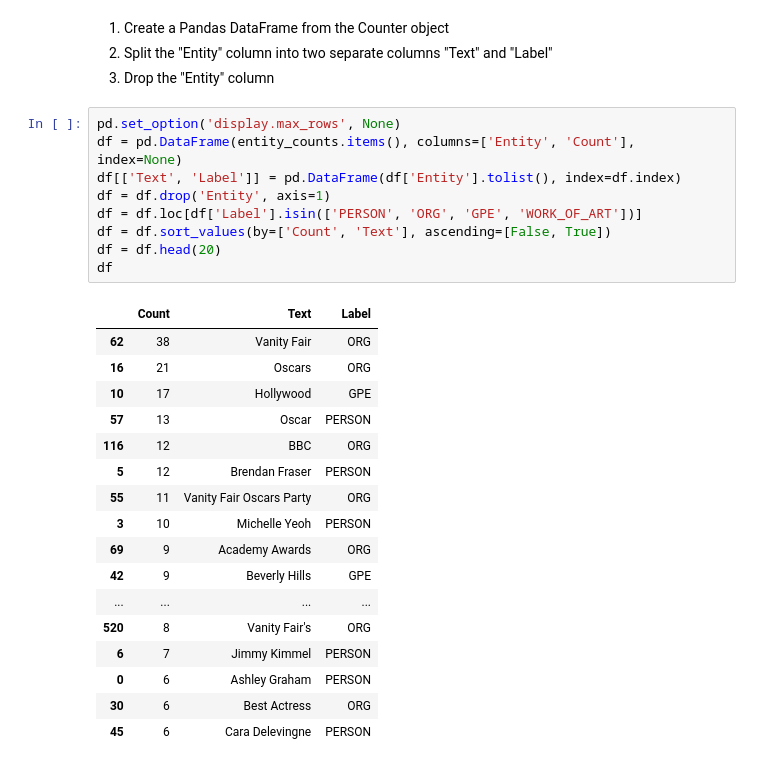
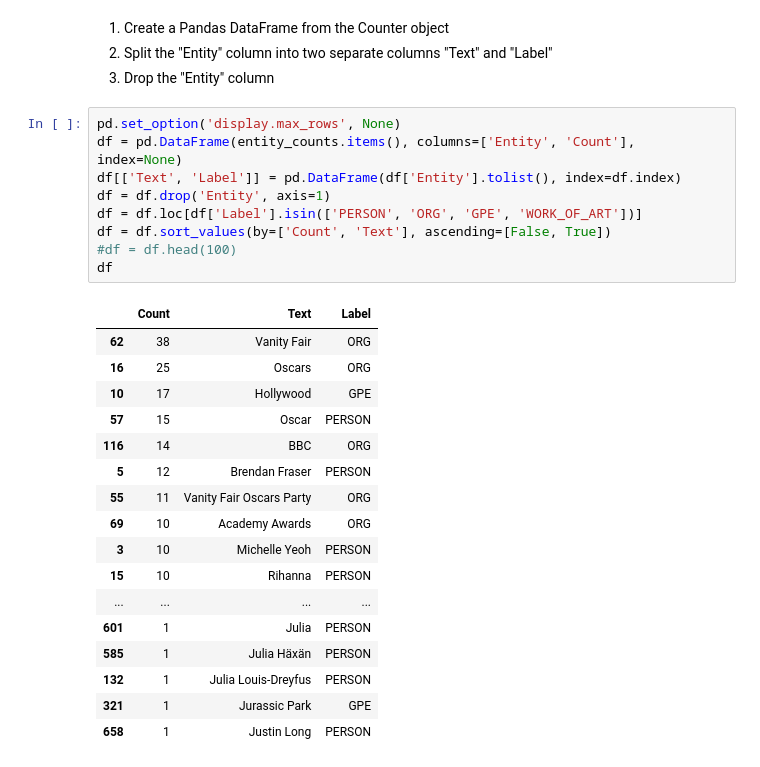
Before and after one commit to clocky/daily-fail, a Jupyter notebook: notebooks/dailyfail.ipynb, the cells around one changed output. Saved outputs shown, nothing was run; the diff lists cells and outputs as text.

Commit message:
Don't limit total table length

```diff
--- a/notebooks/dailyfail.ipynb
+++ b/notebooks/dailyfail.ipynb
@@ -58,27 +58,27 @@ for string in existing_headlines:
 # %%
 pd.set_option('display.max_rows', None)
 df = pd.DataFrame(entity_counts.items(), columns=['Entity', 'Count'], index=None)
 df[['Text', 'Label']] = pd.DataFrame(df['Entity'].tolist(), index=df.index)
 df = df.drop('Entity', axis=1)
 df = df.loc[df['Label'].isin(['PERSON', 'ORG', 'GPE', 'WORK_OF_ART'])]
 df = df.sort_values(by=['Count', 'Text'], ascending=[False, True])
-df = df.head(20)
+#df = df.head(100)
 df
 # %% [output]
 |  | Count | Text | Label |
 | 62 | 38 | Vanity Fair | ORG |
-| 16 | 21 | Oscars | ORG |
+| 16 | 25 | Oscars | ORG |
 | 10 | 17 | Hollywood | GPE |
-| 57 | 13 | Oscar | PERSON |
-| 116 | 12 | BBC | ORG |
+| 57 | 15 | Oscar | PERSON |
+| 116 | 14 | BBC | ORG |
 | 5 | 12 | Brendan Fraser | PERSON |
 | 55 | 11 | Vanity Fair Oscars Party | ORG |
+| 69 | 10 | Academy Awards | ORG |
 | 3 | 10 | Michelle Yeoh | PERSON |
-| 69 | 9 | Academy Awards | ORG |
-| 42 | 9 | Beverly Hills | GPE |
+| 15 | 10 | Rihanna | PERSON |
 | ... | ... | ... | ... |
-| 520 | 8 | Vanity Fair's | ORG |
-| 6 | 7 | Jimmy Kimmel | PERSON |
-| 0 | 6 | Ashley Graham | PERSON |
-| 30 | 6 | Best Actress | ORG |
-| 45 | 6 | Cara Delevingne | PERSON |
+| 601 | 1 | Julia | PERSON |
+| 585 | 1 | Julia Häxän | PERSON |
+| 132 | 1 | Julia Louis-Dreyfus | PERSON |
+| 321 | 1 | Jurassic Park | GPE |
+| 658 | 1 | Justin Long | PERSON |
```
